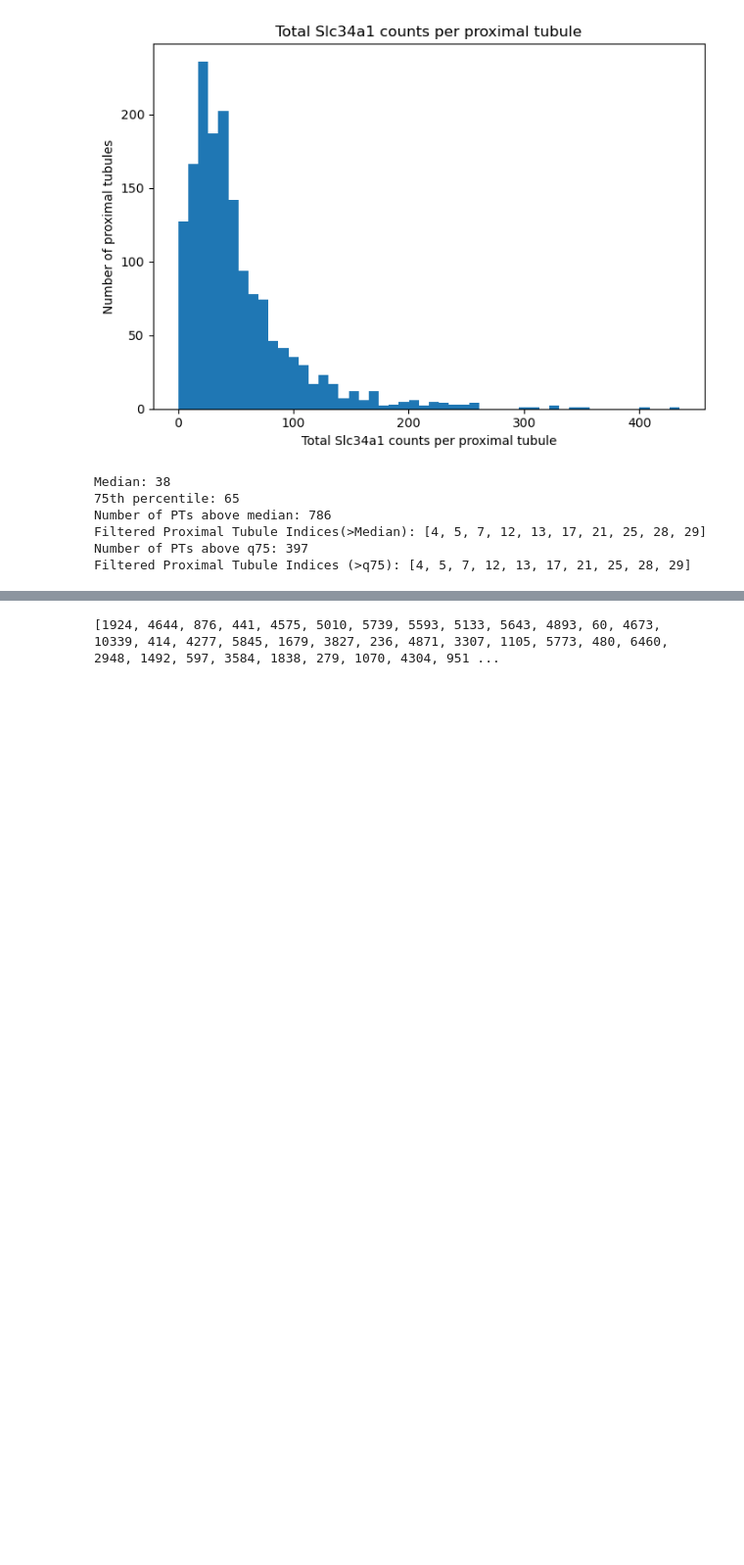
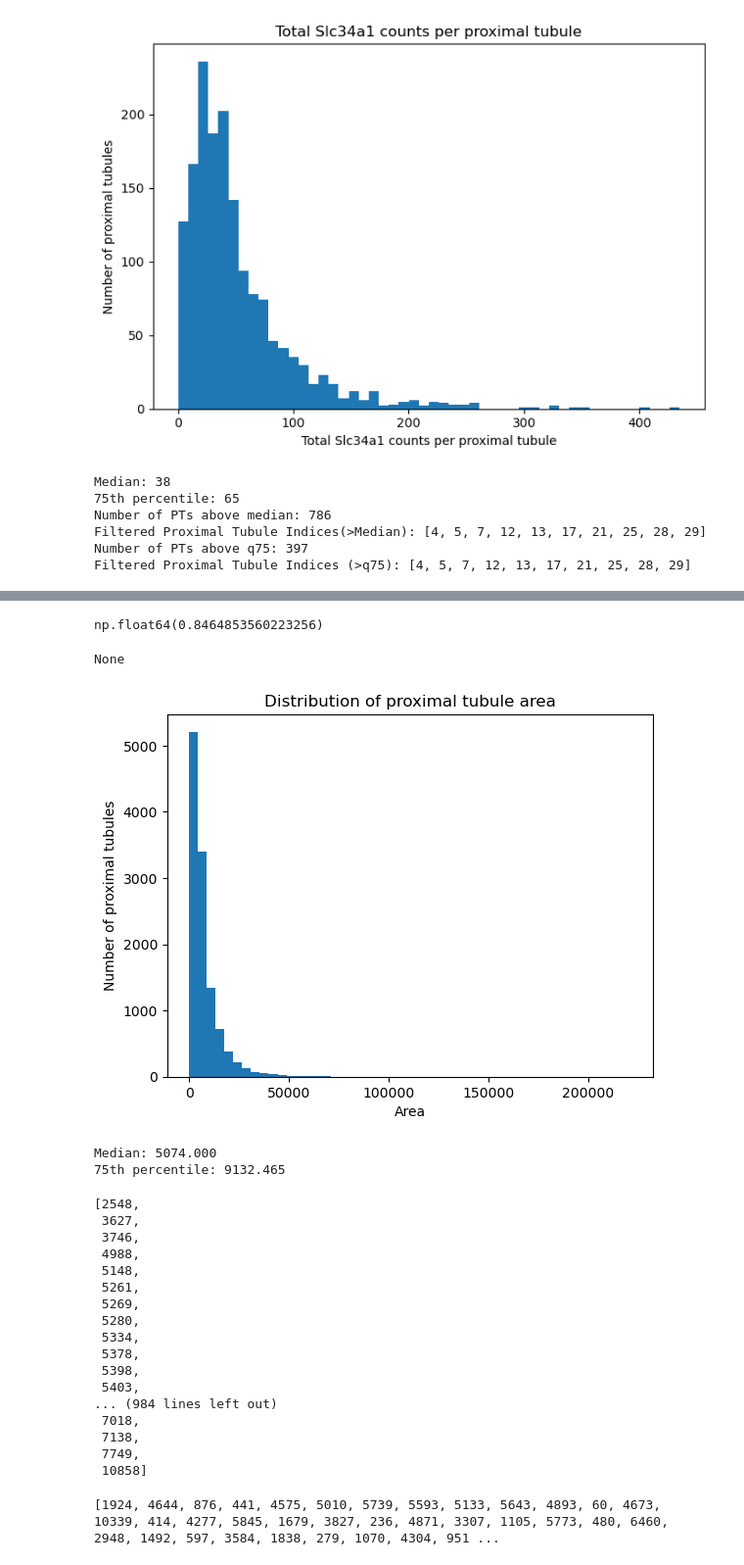
Before and after one commit to ssingh95jhu/Correlation_Kidney_Structure_Molecular_Presentation, a Jupyter notebook: HighThru_ProxTub_LinReg.ipynb, the cells around one changed output, grey strips where cells are left out. Shown at 98% size. Saved outputs shown, nothing was run; the diff lists cells and outputs as text; code cells hidden in the pictures; blank space fills up the shorter version.

```diff
--- a/HighThru_ProxTub_LinReg.ipynb
+++ b/HighThru_ProxTub_LinReg.ipynb
@@ -265,3 +266,68 @@ Median: 0.624
+# %%
+gdf.loc[482, "circularity"]
+# %% [output]
+np.float64(0.8464853560223256)
+# %%
+#FILTER4 (Subsetting based on geometry (area) of proximal tubules)
+#Importing the geojson files which contains the proximal tubule annotations and boudary information.
+
+print(gdf.crs) #to check if GeoPandas is treating your pixel coordinates as geographic coordinates.
+
+gdf = gdf.set_crs(None, allow_override=True) #To remove the incorrect CRS assignment.
+
+
+import numpy as np
+
+gdf["area"] = gdf.geometry.area
+gdf["perimeter"] = gdf.geometry.length
+
+import matplotlib.pyplot as plt
+
+plt.figure()
+plt.hist(gdf["area"].dropna(), bins=50)
+plt.xlabel("Area")
+plt.ylabel("Number of proximal tubules")
+plt.title("Distribution of proximal tubule area")
+plt.show()
+
+# Median
+median_counts =gdf["area"].median() #median of the circularity of all proximal tubules
+
+q75_counts =gdf["area"].quantile(0.75) #75th quantile of the circularity of all proximal tubules
+
+print(f"Median: {median_counts:.3f}")
+print(f"75th percentile: {q75_counts:.3f}")
+
+pt_ids_above_median = gdf[(gdf["area"]>(median_counts*0.9))&(gdf["area"]<(median_counts*1.1))]
+pt_ids_above_median.index.to_list()
+
+#pt_ids_filt1=gdf[gdf["circularity"]<median_counts]
+#pt_ids_filt1.index.to_list()
+
+
+#pt_ids_above_q75 = pt_Slc34a1_counts[pt_Slc34a1_counts > q75_counts].index
+# %% [output]
+None
+[figure, added]
+Median: 5074.000
+75th percentile: 9132.465
+[2548,
+ 3627,
+ 3746,
+ 4988,
+ 5148,
+ 5261,
+ 5269,
+ 5280,
+ 5334,
+ 5378,
+ 5398,
+ 5403,
+... (984 lines left out)
+ 7018,
+ 7138,
+ 7749,
+ 10858]
 # %%
 #Bootstrapping a few oproximal tubule instances to perform linear regression on:
 import pandas as pd
```
Also changed, not shown: parts of 10 cells of this notebook, 1 other file.
